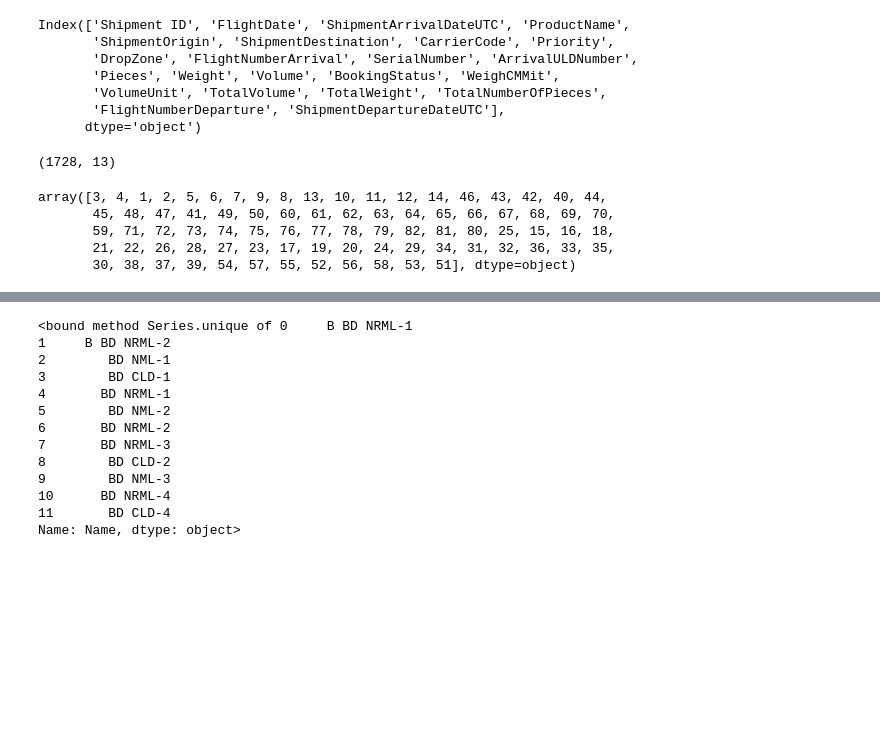
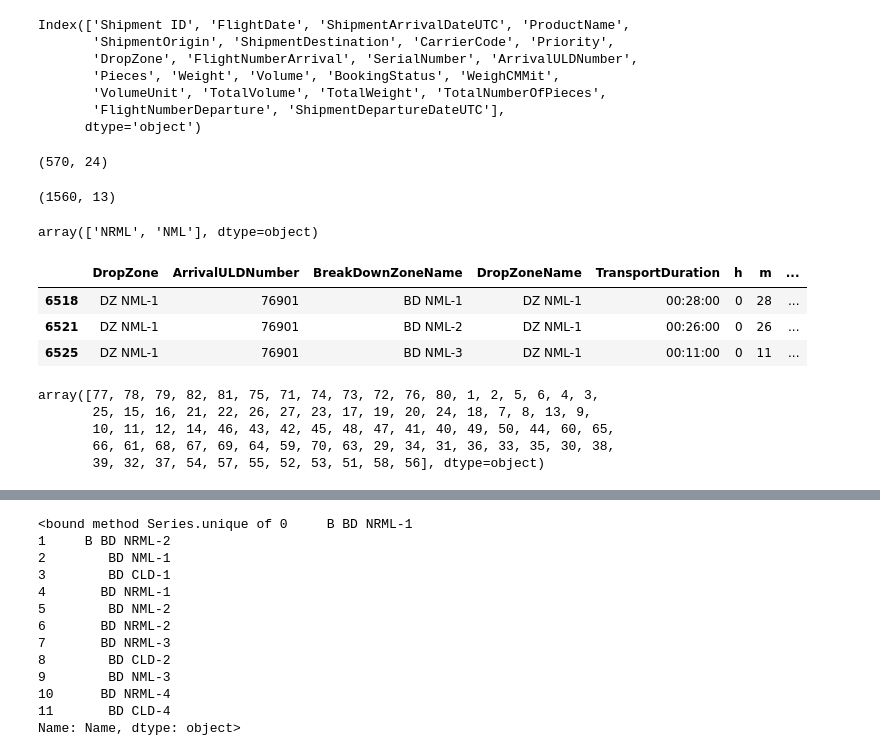
Before and after one commit to zanynik/rwth_opt, a Jupyter notebook: Gurobi - Air_Cargo_Time_Discreate.ipynb, the cells around one changed output, grey strips where cells are left out. Saved outputs shown, nothing was run; the diff lists cells and outputs as text; code cells hidden in the pictures; blank space fills up the shorter version.

```diff
--- a/Gurobi - Air_Cargo_Time_Discreate.ipynb
+++ b/Gurobi - Air_Cargo_Time_Discreate.ipynb
@@ -32,6 +32,21 @@ Index(['Shipment ID', 'FlightDate', 'ShipmentArrivalDateUTC', 'ProductName',
        'VolumeUnit', 'TotalVolume', 'TotalWeight', 'TotalNumberOfPieces',
        'FlightNumberDeparture', 'ShipmentDepartureDateUTC'],
       dtype='object')
+# %%
+booking.shape
+# %% [output]
+(570, 24)
+# %%
+# booking_new.groupby(['ArrivalULDNumber'])[[]].count().reset_index()
+#Filter for same uld having both NRML and NML
+booking['count_shipments'] = 1
+multple_dropzone_check = booking.pivot_table(index=['ArrivalULDNumber'], columns='DropZone', values= 'count_shipments').reset_index()
+multple_dropzone_check = multple_dropzone_check.fillna(0)
+multple_dropzone_check.head()
+multple_dropzone_check['Two_different_dropzones_check'] = multple_dropzone_check['DZ NML-1'] + multple_dropzone_check['DZ NRML-1'] + multple_dropzone_check['DZ NRML-2']
+unique_dropzone_check = multple_dropzone_check[multple_dropzone_check.Two_different_dropzones_check==1.0]
+unique_dropzone_list = list(unique_dropzone_check['ArrivalULDNumber'].unique())
+booking = booking[booking['ArrivalULDNumber'].isin(unique_dropzone_list)]
 # %%
 booking['Shipment_arrival_date_time'] = pd.to_datetime(booking['ShipmentArrivalDateUTC'])
 booking = booking[booking.ShipmentDepartureDateUTC != '2018-10-24T26:20:00']
@@ -47,11 +62,26 @@ uld_bd_data['bd_type1'] = uld_bd_data['BreakDownZoneName'].apply(lambda x: x.spl
 uld_bd_data.loc[uld_bd_data['bd_type1'] == 'BD', 'bd_type1'] = "NRML-1"
 uld_bd_data['bd_type'] =  uld_bd_data['bd_type1'].apply(lambda x: x.split('-')[0])
 uld_bd_data['key_for_type'] = uld_bd_data.apply(lambda x: '1' if x['dz_type'] == x['bd_type'] else '0', axis=1)
-uld_bd_data = uld_bd_data[(uld_bd_data.key_for_type == '1') & (uld_bd_data.dz_type == 'NRML')]
+# uld_bd_data = uld_bd_data[(uld_bd_data.key_for_type == '1') & (uld_bd_data.dz_type == 'NRML')]
+# uld_bd_data = uld_bd_data.drop_duplicates('key')
+# uld_bd_data.shape
+#Some ULDS have both NML and NRML, THey for we filtering NRML only
+uld_bd_data = uld_bd_data[(uld_bd_data.key_for_type == '1')]
 uld_bd_data = uld_bd_data.drop_duplicates('key')
 uld_bd_data.shape
 # %% [output]
-(1728, 13)
+(1560, 13)
+# %%
+uld_bd_data['dz_type'].unique()
+# %% [output]
+array(['NRML', 'NML'], dtype=object)
+# %%
+uld_bd_data[uld_bd_data.ArrivalULDNumber==76901]
+# %% [output]
+|  | DropZone | ArrivalULDNumber | BreakDownZoneName | DropZoneName | TransportDuration | h | m | ... |
+| 6518 | DZ NML-1 | 76901 | BD NML-1 | DZ NML-1 | 00:28:00 | 0 | 28 | ... |
+| 6521 | DZ NML-1 | 76901 | BD NML-2 | DZ NML-1 | 00:26:00 | 0 | 26 | ... |
+| 6525 | DZ NML-1 | 76901 | BD NML-3 | DZ NML-1 | 00:11:00 | 0 | 11 | ... |
 # %%
 uld_to_bd_times = tupledict(pd.Series(uld_bd_data.m.values,index=[uld_bd_data.ArrivalULDNumber, uld_bd_data.BreakDownZoneName]).to_dict())
 # %%
@@ -66,11 +96,11 @@ booking_new = pd.merge(booking_new, bu_zones, left_on='BU Zone', right_on='Name'
 # %%
 booking_new['FlightNumberDeparture'].unique()
 # %% [output]
-array([3, 4, 1, 2, 5, 6, 7, 9, 8, 13, 10, 11, 12, 14, 46, 43, 42, 40, 44,
-       45, 48, 47, 41, 49, 50, 60, 61, 62, 63, 64, 65, 66, 67, 68, 69, 70,
-       59, 71, 72, 73, 74, 75, 76, 77, 78, 79, 82, 81, 80, 25, 15, 16, 18,
-       21, 22, 26, 28, 27, 23, 17, 19, 20, 24, 29, 34, 31, 32, 36, 33, 35,
-       30, 38, 37, 39, 54, 57, 55, 52, 56, 58, 53, 51], dtype=object)
+array([77, 78, 79, 82, 81, 75, 71, 74, 73, 72, 76, 80, 1, 2, 5, 6, 4, 3,
+       25, 15, 16, 21, 22, 26, 27, 23, 17, 19, 20, 24, 18, 7, 8, 13, 9,
+       10, 11, 12, 14, 46, 43, 42, 45, 48, 47, 41, 40, 49, 50, 44, 60, 65,
+       66, 61, 68, 67, 69, 64, 59, 70, 63, 29, 34, 31, 36, 33, 35, 30, 38,
+       39, 32, 37, 54, 57, 55, 52, 53, 51, 58, 56], dtype=object)
 # %%
 bu_workstation_count = bu_zones_workstations.groupby(['Name']).count().reset_index()
 bu_workstation_count.columns = ['Name', 'Count']
```
Also changed, not shown: parts of 54 cells of this notebook.
